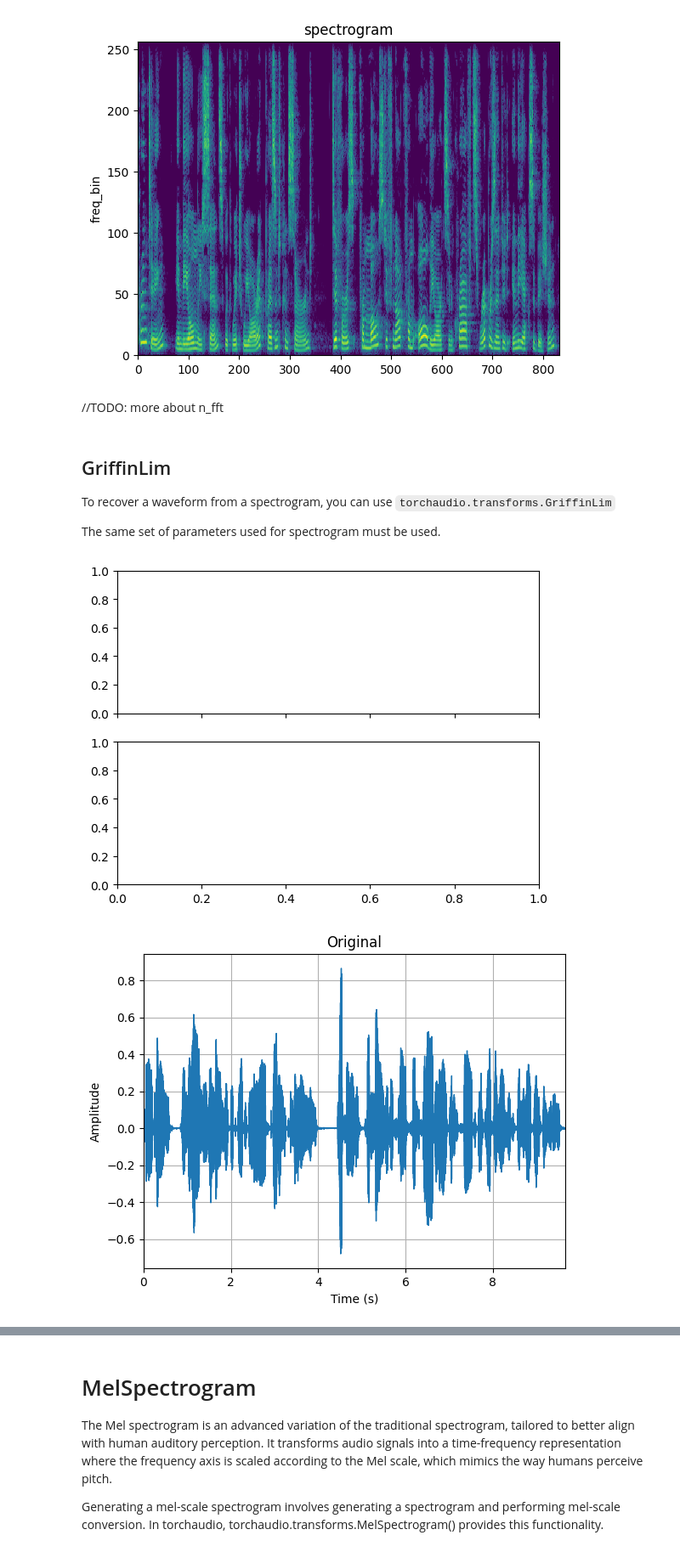
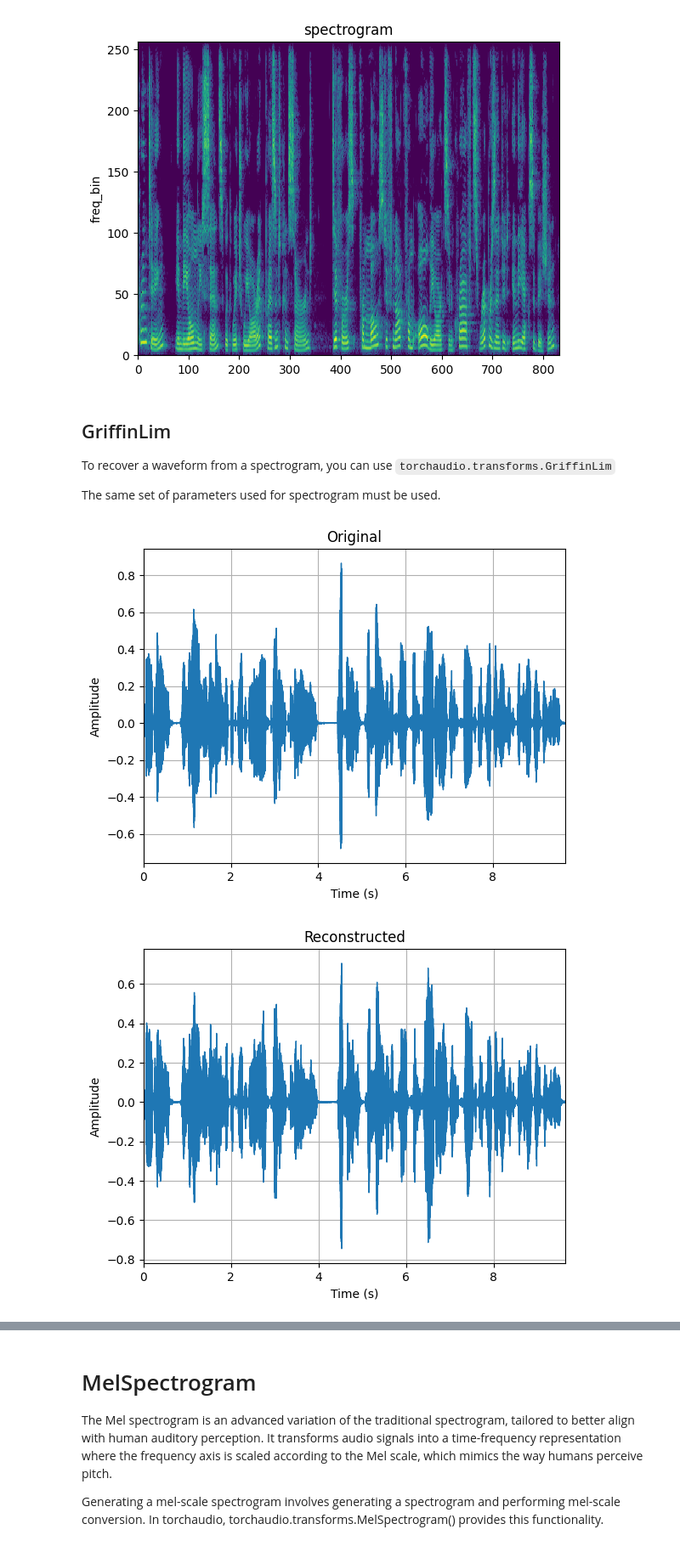
Before and after one commit to nhduong1203/Speech-Lab, a Jupyter notebook: Lab/Lab03 - Feature Extraction/feature-extraction.ipynb, the cells around one changed output, grey strips where cells are left out. Shown at 85% size. Drawn from its saved outputs; the diff is of its cells as text; code cells hidden in the pictures.

```diff
--- a/Lab/Lab03 - Feature Extraction/feature-extraction.ipynb
+++ b/Lab/Lab03 - Feature Extraction/feature-extraction.ipynb
@@ -123,5 +116,3 @@ def plot_fbank(fbank, title=None):
-# %% [markdown]
-//TODO: more about n_fft
 # %% [markdown]
 ## GriffinLim
 
@@ -138,10 +129,9 @@ griffin_lim = T.GriffinLim(n_fft=n_fft)
 spec = spectrogram(data)
 reconstructed_waveform = griffin_lim(spec)
 # %%
-_, axes = plt.subplots(2, 1, sharex=True, sharey=True)
-plot_waveform(data, sampling_rate, title="Original", ax=axes[0])
-plot_waveform(reconstructed_waveform, sampling_rate, title="Reconstructed", ax=axes[1])
+plot_waveform(data, sampling_rate, title="Original")
+plot_waveform(reconstructed_waveform, sampling_rate, title="Reconstructed")
 Audio(reconstructed_waveform, rate=sampling_rate)
 # %% [output]
-[figure, old version]
+[figure, new version]
-[figure, old version]
+[figure, new version]
```
Also changed, not shown: parts of 5 cells of this notebook, 2 other files.
